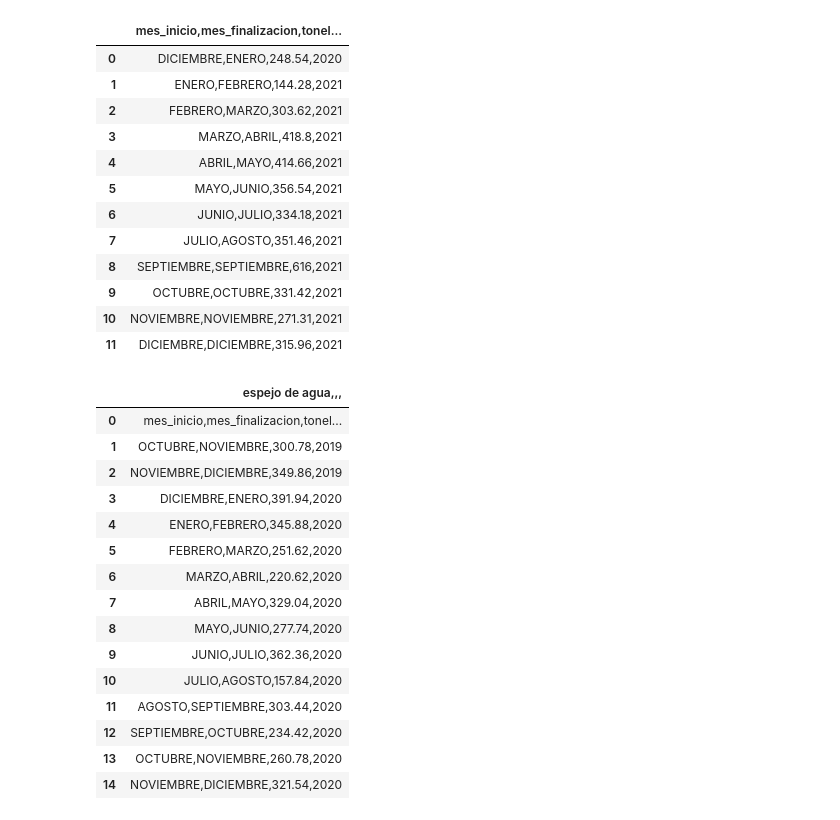
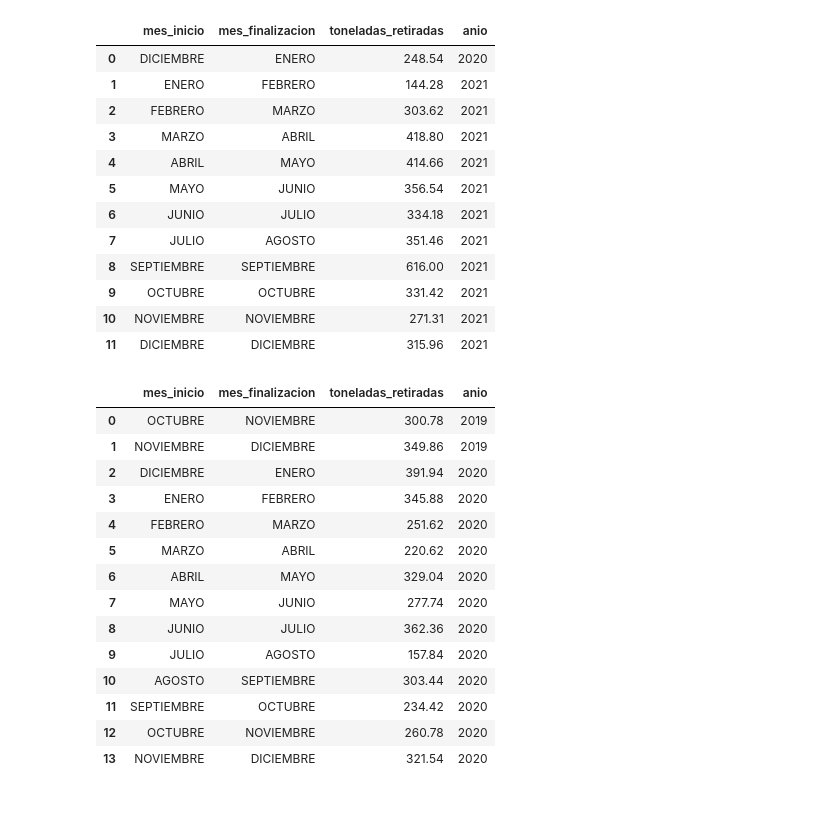
Before and after one commit to ermolinaj/unipe_ep_final_s1_2024, a Jupyter notebook: matanza_riachuelo_river_demographic_analysis.ipynb, the cells around one changed output. Saved outputs shown, nothing was run; the diff lists cells and outputs as text; code cells hidden in the pictures.

```diff
--- a/matanza_riachuelo_river_demographic_analysis.ipynb
+++ b/matanza_riachuelo_river_demographic_analysis.ipynb
@@ -48,40 +49,39 @@ tons_of_waste_19
 # %%
-tons_of_waste_20 = pd.read_csv("datasets/water_mirror_cleaning/toneladas_retiradas_espejo_2020_2021.csv", sep=';', encoding='latin1')
+tons_of_waste_20_21 = pd.read_csv("datasets/water_mirror_cleaning/toneladas_retiradas_espejo_2020_2021.csv", sep=',', encoding='latin1')
 
-tons_of_waste_20
+tons_of_waste_20_21
 # %% [output]
-|  | mes_inicio,mes_finalizacion,tonel... |
-| 0 | DICIEMBRE,ENERO,248.54,2020 |
-| 1 | ENERO,FEBRERO,144.28,2021 |
-| 2 | FEBRERO,MARZO,303.62,2021 |
-| 3 | MARZO,ABRIL,418.8,2021 |
-| 4 | ABRIL,MAYO,414.66,2021 |
-| 5 | MAYO,JUNIO,356.54,2021 |
-| 6 | JUNIO,JULIO,334.18,2021 |
-| 7 | JULIO,AGOSTO,351.46,2021 |
-| 8 | SEPTIEMBRE,SEPTIEMBRE,616,2021 |
-| 9 | OCTUBRE,OCTUBRE,331.42,2021 |
-| 10 | NOVIEMBRE,NOVIEMBRE,271.31,2021 |
-| 11 | DICIEMBRE,DICIEMBRE,315.96,2021 |
+|  | mes_inicio | mes_finalizacion | toneladas_retiradas | anio |
+| 0 | DICIEMBRE | ENERO | 248.54 | 2020 |
+| 1 | ENERO | FEBRERO | 144.28 | 2021 |
+| 2 | FEBRERO | MARZO | 303.62 | 2021 |
+| 3 | MARZO | ABRIL | 418.80 | 2021 |
+| 4 | ABRIL | MAYO | 414.66 | 2021 |
+| 5 | MAYO | JUNIO | 356.54 | 2021 |
+| 6 | JUNIO | JULIO | 334.18 | 2021 |
+| 7 | JULIO | AGOSTO | 351.46 | 2021 |
+| 8 | SEPTIEMBRE | SEPTIEMBRE | 616.00 | 2021 |
+| 9 | OCTUBRE | OCTUBRE | 331.42 | 2021 |
+| 10 | NOVIEMBRE | NOVIEMBRE | 271.31 | 2021 |
+| 11 | DICIEMBRE | DICIEMBRE | 315.96 | 2021 |
 # %%
-tons_of_waste_22 = pd.read_csv("datasets/water_mirror_cleaning/toneladas_retiradas_espejo_2019_2020.csv", sep=';', encoding='latin1')
+tons_of_waste_22 = pd.read_csv("datasets/water_mirror_cleaning/toneladas_retiradas_espejo_2019_2020.csv", encoding='latin1')
 
 tons_of_waste_22
 # %% [output]
-|  | espejo de agua,,, |
-| 0 | mes_inicio,mes_finalizacion,tonel... |
-| 1 | OCTUBRE,NOVIEMBRE,300.78,2019 |
-| 2 | NOVIEMBRE,DICIEMBRE,349.86,2019 |
-| 3 | DICIEMBRE,ENERO,391.94,2020 |
-| 4 | ENERO,FEBRERO,345.88,2020 |
-| 5 | FEBRERO,MARZO,251.62,2020 |
-| 6 | MARZO,ABRIL,220.62,2020 |
-| 7 | ABRIL,MAYO,329.04,2020 |
-| 8 | MAYO,JUNIO,277.74,2020 |
-| 9 | JUNIO,JULIO,362.36,2020 |
-| 10 | JULIO,AGOSTO,157.84,2020 |
-| 11 | AGOSTO,SEPTIEMBRE,303.44,2020 |
-| 12 | SEPTIEMBRE,OCTUBRE,234.42,2020 |
-| 13 | OCTUBRE,NOVIEMBRE,260.78,2020 |
-| 14 | NOVIEMBRE,DICIEMBRE,321.54,2020 |
+|  | mes_inicio | mes_finalizacion | toneladas_retiradas | anio |
+| 0 | OCTUBRE | NOVIEMBRE | 300.78 | 2019 |
+| 1 | NOVIEMBRE | DICIEMBRE | 349.86 | 2019 |
+| 2 | DICIEMBRE | ENERO | 391.94 | 2020 |
+| 3 | ENERO | FEBRERO | 345.88 | 2020 |
+| 4 | FEBRERO | MARZO | 251.62 | 2020 |
+| 5 | MARZO | ABRIL | 220.62 | 2020 |
+| 6 | ABRIL | MAYO | 329.04 | 2020 |
+| 7 | MAYO | JUNIO | 277.74 | 2020 |
+| 8 | JUNIO | JULIO | 362.36 | 2020 |
+| 9 | JULIO | AGOSTO | 157.84 | 2020 |
+| 10 | AGOSTO | SEPTIEMBRE | 303.44 | 2020 |
+| 11 | SEPTIEMBRE | OCTUBRE | 234.42 | 2020 |
+| 12 | OCTUBRE | NOVIEMBRE | 260.78 | 2020 |
+| 13 | NOVIEMBRE | DICIEMBRE | 321.54 | 2020 |
 # %%
```
Also changed, not shown: parts of 6 cells of this notebook, 10 other files.
